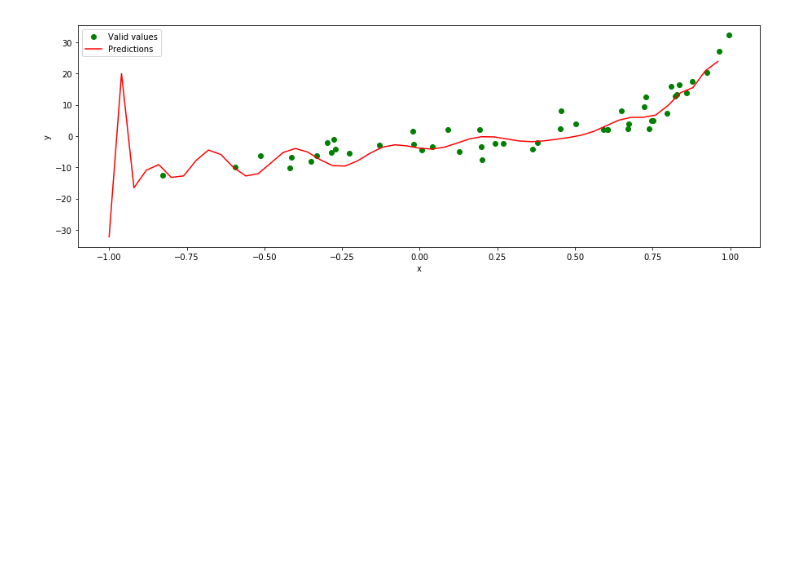
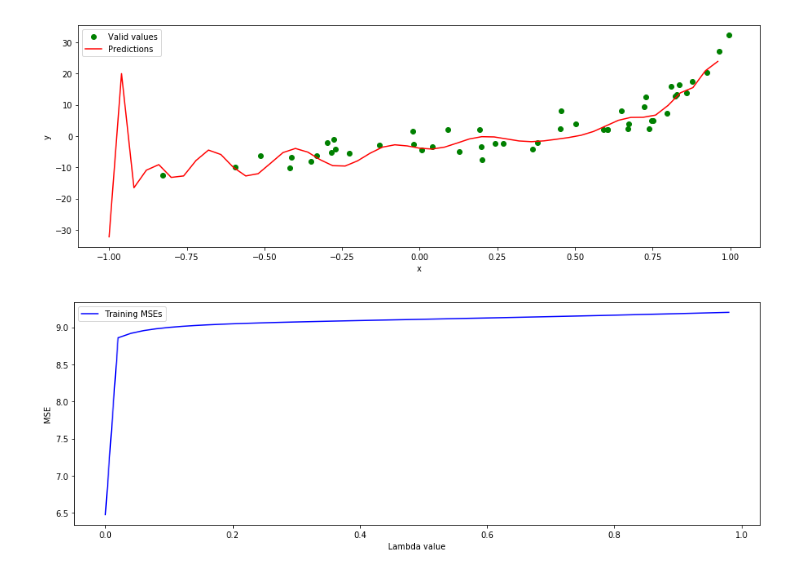
Before and after one commit to atg-abhijay/Comp_551_Assignment_1, a Jupyter notebook: Q2.ipynb, the cells around one changed output. Drawn from its saved outputs; the diff is of its cells as text; code cells hidden in the pictures; blank space fills up the shorter version.

```diff
--- a/Q2.ipynb
+++ b/Q2.ipynb
@@ -58,12 +58,13 @@ def find_params_vector(data_matrix, y_values):
                 y = parameter 'y_values' mentioned below
 
     The closed form solution can also be seen by running the following -
-        "Image(filename='closed_form_soln.png')",
-    which prints an image of the closed form solution.
+        "Image(filename='closed_form_soln.png')".
 
     Arguments:
         data_matrix - matrix generated by the make_data_matrix()
-                        method using the input data points
+                        method using the input data points - An
+                        Nx(degree+1) matrix where ith feature/column
+                        is the N data points raised to the power i
         y_values - list of output data points from given dataset
     Returns:
         A vector containing the values for the parameters that
@@ -87,7 +88,9 @@ def find_predictions(data_matrix, params_vector):
 
     Arguments:
         data_matrix - matrix generated by the make_data_matrix()
-                        method using the input data points
+                        method using the input data points - An
+                        Nx(degree+1) matrix where ith feature/column
+                        is the N data points raised to the power i
         params_vector - vector containing the values for the parameters that
                         minimize the error function (i.e. solution obtained for w*)
                         from the find_params_vector() method
@@ -109,11 +112,15 @@ def find_mse(data_matrix, params_vector, y_values):
 
     Arguments:
         data_matrix - matrix generated by the make_data_matrix()
-                        method using the input data points
+                        method using the input data points - An
+                        Nx(degree+1) matrix where ith feature/column
+                        is the N data points raised to the power i
         params_vector - vector containing the values for the parameters that
                         minimize the error function (i.e. solution obtained for w*)
                         from the find_params_vector() method
         y_values - list of output data points from given dataset
+    Returns:
+        Mean Square Error of model for given data set
     """
     y_predictions = find_predictions(data_matrix, params_vector)
     error = y_values - y_predictions
@@ -189,0 +234,15 @@ plt.show()
+# %%
+list_train_mses = []
+lambda_vals = np.arange(0, 1, 0.02)
+for lambda_val in lambda_vals:
+    train_params_vector_l2_reg = find_params_l2_regul(train_matrix, train_y, lambda_val)
+    train_mse = find_mse(train_matrix, train_params_vector_l2_reg, train_y)
+    list_train_mses.append(train_mse)
+# %%
+plt.plot(lambda_vals, list_train_mses, 'b', label='Training MSEs')
+plt.xlabel('Lambda value')
+plt.ylabel('MSE')
+plt.legend()
+plt.show()
+# %% [output]
+[figure, added]
```
Also changed, not shown: parts of 23 cells of this notebook, 1 other file.
